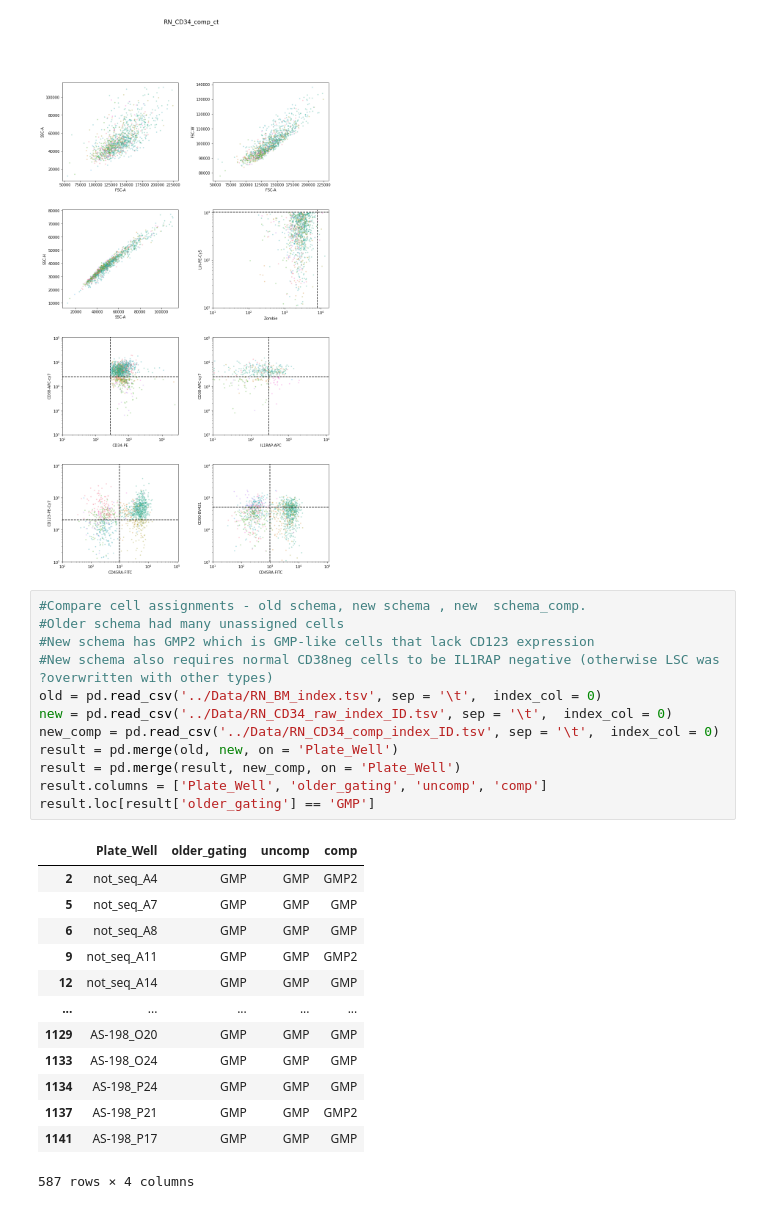
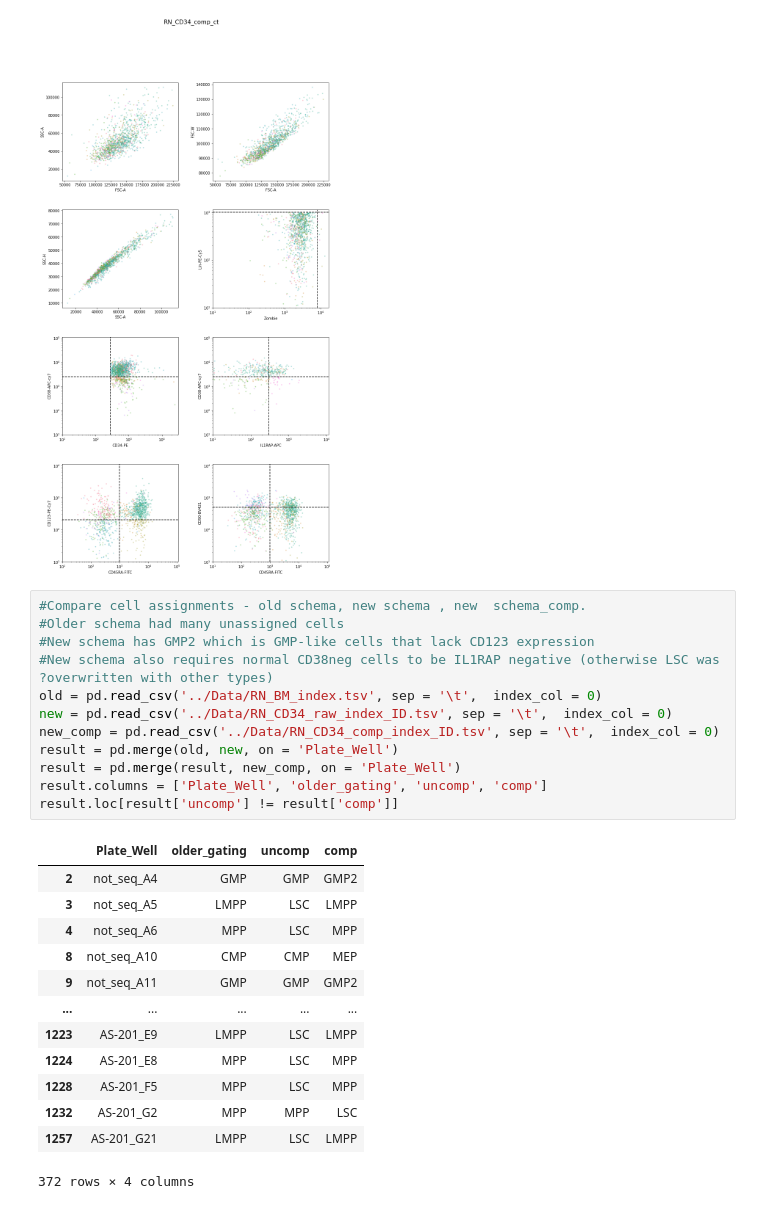
Before and after one commit to AnnatinaSchnegg/AS_amplicons, a Jupyter notebook: Code/Index - RN_CD34_fixed.ipynb, the cells around one changed output. Cells and saved outputs as stored; diff of their text form.

```diff
--- a/Code/Index - RN_CD34_fixed.ipynb
+++ b/Code/Index - RN_CD34_fixed.ipynb
@@ -455,26 +473,26 @@ CD34flowplot_bycelltype(CD34_alldata_comp_ct, gate_loc_comp, 'RN_CD34_comp_ct')
 # %%
 #Compare cell assignments - old schema, new schema , new  schema_comp.
 #Older schema had many unassigned cells
 #New schema has GMP2 which is GMP-like cells that lack CD123 expression
 #New schema also requires normal CD38neg cells to be IL1RAP negative (otherwise LSC was ?overwritten with other types)
 old = pd.read_csv('../Data/RN_BM_index.tsv', sep = '\t',  index_col = 0)
 new = pd.read_csv('../Data/RN_CD34_raw_index_ID.tsv', sep = '\t',  index_col = 0)
 new_comp = pd.read_csv('../Data/RN_CD34_comp_index_ID.tsv', sep = '\t',  index_col = 0)
 result = pd.merge(old, new, on = 'Plate_Well')
 result = pd.merge(result, new_comp, on = 'Plate_Well')
 result.columns = ['Plate_Well', 'older_gating', 'uncomp', 'comp']
-result.loc[result['older_gating'] == 'GMP']
+result.loc[result['uncomp'] != result['comp']]
 # %% [output]
 |  | Plate_Well | older_gating | uncomp | comp |
 | 2 | not_seq_A4 | GMP | GMP | GMP2 |
-| 5 | not_seq_A7 | GMP | GMP | GMP |
-| 6 | not_seq_A8 | GMP | GMP | GMP |
+| 3 | not_seq_A5 | LMPP | LSC | LMPP |
+| 4 | not_seq_A6 | MPP | LSC | MPP |
+| 8 | not_seq_A10 | CMP | CMP | MEP |
 | 9 | not_seq_A11 | GMP | GMP | GMP2 |
-| 12 | not_seq_A14 | GMP | GMP | GMP |
 | ... | ... | ... | ... | ... |
-| 1129 | AS-198_O20 | GMP | GMP | GMP |
-| 1133 | AS-198_O24 | GMP | GMP | GMP |
-| 1134 | AS-198_P24 | GMP | GMP | GMP |
-| 1137 | AS-198_P21 | GMP | GMP | GMP2 |
-| 1141 | AS-198_P17 | GMP | GMP | GMP |
+| 1223 | AS-201_E9 | LMPP | LSC | LMPP |
+| 1224 | AS-201_E8 | MPP | LSC | MPP |
+| 1228 | AS-201_F5 | MPP | LSC | MPP |
+| 1232 | AS-201_G2 | MPP | MPP | LSC |
+| 1257 | AS-201_G21 | LMPP | LSC | LMPP |
-587 rows × 4 columns
+372 rows × 4 columns
```
Also changed, not shown: parts of 4 cells of this notebook, 13 other files.
